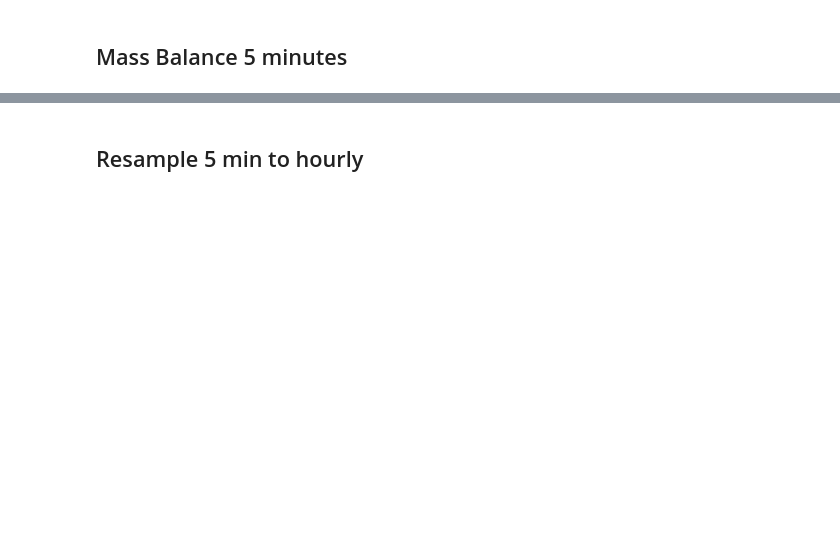
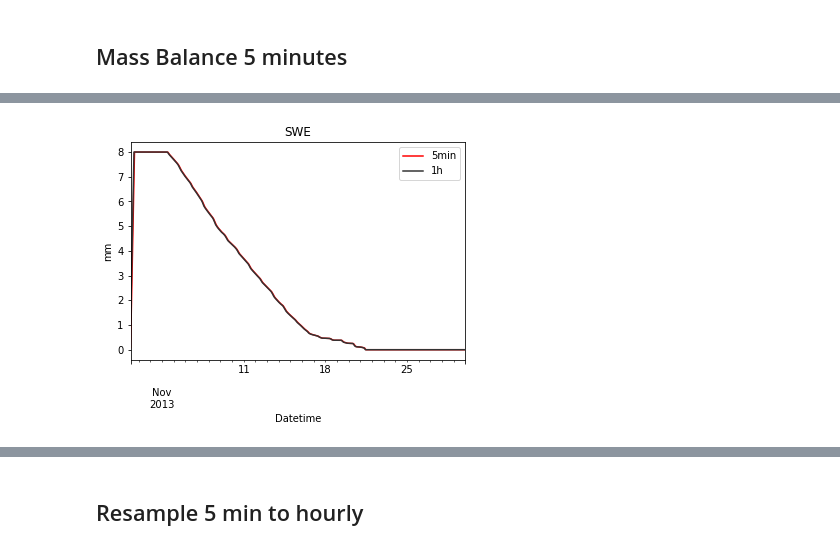
Before and after one commit to geoframecomponents/SnowMelting, a Jupyter notebook: resources/myinput/CheckMassBalanceHock.ipynb, the cells around one changed output, grey strips where cells are left out. Cells and saved outputs as stored; diff of their text form; code cells hidden in the pictures; blank space fills up the shorter version.

```diff
--- a/resources/myinput/CheckMassBalanceHock.ipynb
+++ b/resources/myinput/CheckMassBalanceHock.ipynb
@@ -71,0 +76,11 @@ plt.show()
+# %%
+tStart = '2013-11-01 07:00'
+tEnd = '2013-11-30 00:00'
+swe_5min[tStart:tEnd]['10'].plot(color='red')
+swe[tStart:tEnd]['10'].plot(color='0.2')
+plt.legend(['5min', '1h'])
+plt.ylabel("mm")
+plt.title('SWE')
+plt.show()
+# %% [output]
+[figure, added]
```
Also changed, not shown: parts of 13 cells of this notebook.
